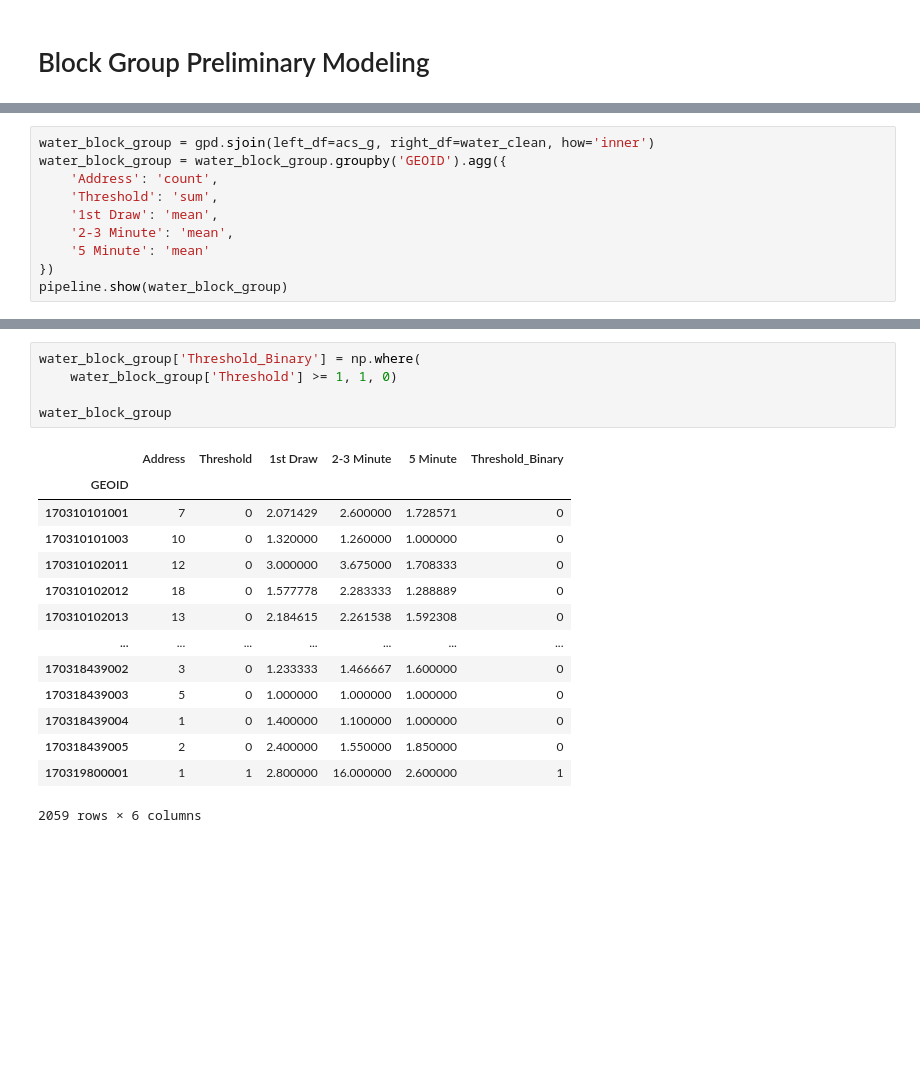
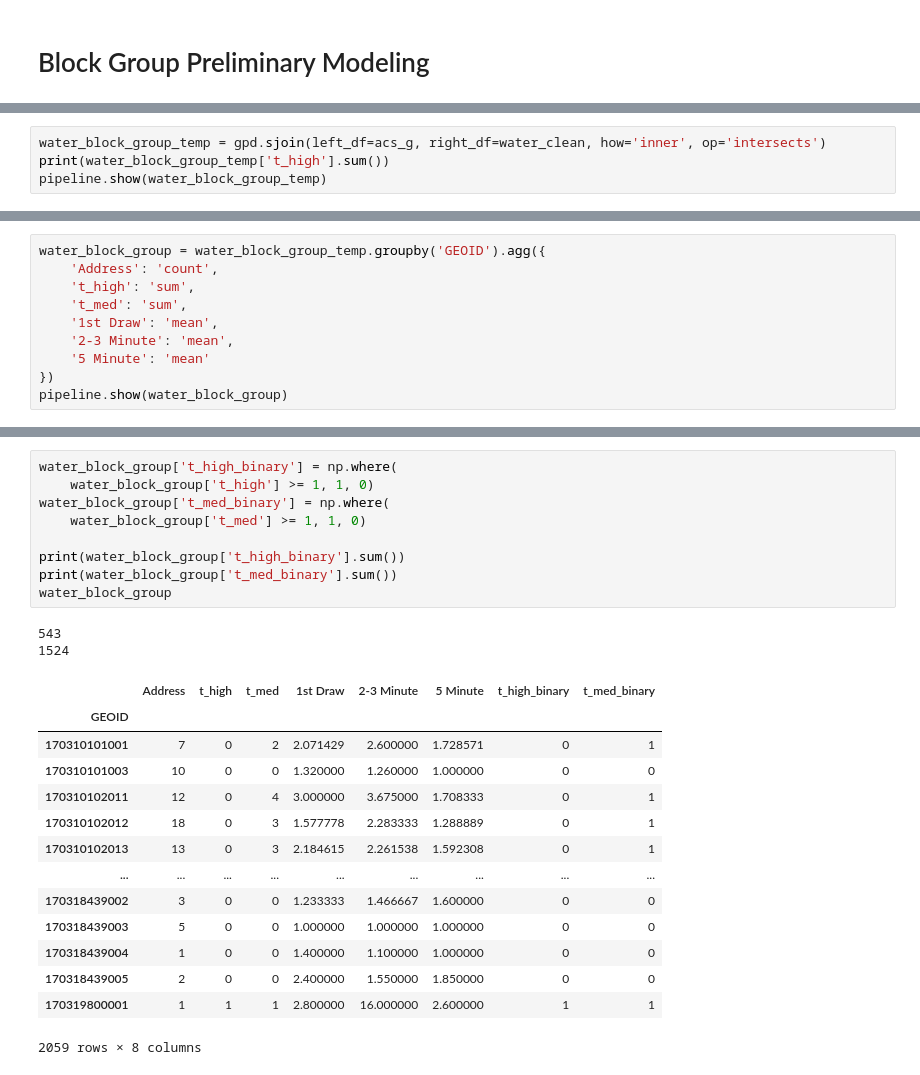
Before and after one commit to vbalza/chicago_water_lead, a Jupyter notebook: AssessmentData.ipynb, the cells around one changed output, grey strips where cells are left out. Saved outputs shown, nothing was run; the diff lists cells and outputs as text; blank space fills up the shorter version.

```diff
--- a/AssessmentData.ipynb
+++ b/AssessmentData.ipynb
@@ -593,11 +622,5 @@ dtype: object
 # %%
-water_block_group = gpd.sjoin(left_df=acs_g, right_df=water_clean, how='inner')
-water_block_group = water_block_group.groupby('GEOID').agg({
-    'Address': 'count',
-    'Threshold': 'sum',
-    '1st Draw': 'mean',
-    '2-3 Minute': 'mean',
-    '5 Minute': 'mean'
-})
-pipeline.show(water_block_group)
+water_block_group_temp = gpd.sjoin(left_df=acs_g, right_df=water_clean, how='inner', op='intersects')
+print(water_block_group_temp['t_high'].sum())
+pipeline.show(water_block_group_temp)
 # %% [output]
@@ -620,0 +651,10 @@ dtype: object
+# %%
+water_block_group = water_block_group_temp.groupby('GEOID').agg({
+    'Address': 'count',
+    't_high': 'sum',
+    't_med': 'sum',
+    '1st Draw': 'mean',
+    '2-3 Minute': 'mean',
+    '5 Minute': 'mean'
+})
+pipeline.show(water_block_group)
@@ -621,23 +673,29 @@ dtype: object
 # %%
-water_block_group['Threshold_Binary'] = np.where(
-    water_block_group['Threshold'] >= 1, 1, 0)
+water_block_group['t_high_binary'] = np.where(
+    water_block_group['t_high'] >= 1, 1, 0)
+water_block_group['t_med_binary'] = np.where(
+    water_block_group['t_med'] >= 1, 1, 0)
 
+print(water_block_group['t_high_binary'].sum())
+print(water_block_group['t_med_binary'].sum())
 water_block_group
 # %% [output]
+543
+1524
-|  | Address | Threshold | 1st Draw | 2-3 Minute | 5 Minute | Threshold_Binary |
-| GEOID |  |  |  |  |  |  |
-| 170310101001 | 7 | 0 | 2.071429 | 2.600000 | 1.728571 | 0 |
-| 170310101003 | 10 | 0 | 1.320000 | 1.260000 | 1.000000 | 0 |
-| 170310102011 | 12 | 0 | 3.000000 | 3.675000 | 1.708333 | 0 |
-| 170310102012 | 18 | 0 | 1.577778 | 2.283333 | 1.288889 | 0 |
-| 170310102013 | 13 | 0 | 2.184615 | 2.261538 | 1.592308 | 0 |
-| ... | ... | ... | ... | ... | ... | ... |
-| 170318439002 | 3 | 0 | 1.233333 | 1.466667 | 1.600000 | 0 |
-| 170318439003 | 5 | 0 | 1.000000 | 1.000000 | 1.000000 | 0 |
-| 170318439004 | 1 | 0 | 1.400000 | 1.100000 | 1.000000 | 0 |
-| 170318439005 | 2 | 0 | 2.400000 | 1.550000 | 1.850000 | 0 |
-| 170319800001 | 1 | 1 | 2.800000 | 16.000000 | 2.600000 | 1 |
+|  | Address | t_high | t_med | 1st Draw | 2-3 Minute | 5 Minute | t_high_binary | t_med_binary |
+| GEOID |  |  |  |  |  |  |  |  |
+| 170310101001 | 7 | 0 | 2 | 2.071429 | 2.600000 | 1.728571 | 0 | 1 |
+| 170310101003 | 10 | 0 | 0 | 1.320000 | 1.260000 | 1.000000 | 0 | 0 |
+| 170310102011 | 12 | 0 | 4 | 3.000000 | 3.675000 | 1.708333 | 0 | 1 |
+| 170310102012 | 18 | 0 | 3 | 1.577778 | 2.283333 | 1.288889 | 0 | 1 |
+| 170310102013 | 13 | 0 | 3 | 2.184615 | 2.261538 | 1.592308 | 0 | 1 |
+| ... | ... | ... | ... | ... | ... | ... | ... | ... |
+| 170318439002 | 3 | 0 | 0 | 1.233333 | 1.466667 | 1.600000 | 0 | 0 |
+| 170318439003 | 5 | 0 | 0 | 1.000000 | 1.000000 | 1.000000 | 0 | 0 |
+| 170318439004 | 1 | 0 | 0 | 1.400000 | 1.100000 | 1.000000 | 0 | 0 |
+| 170318439005 | 2 | 0 | 0 | 2.400000 | 1.550000 | 1.850000 | 0 | 0 |
+| 170319800001 | 1 | 1 | 1 | 2.800000 | 16.000000 | 2.600000 | 1 | 1 |
-2059 rows × 6 columns
+2059 rows × 8 columns
 # %%
 water_block_group = pd.merge(
     left=water_block_group, right=final_assessments,
```
Also changed, not shown: parts of 21 cells of this notebook.
